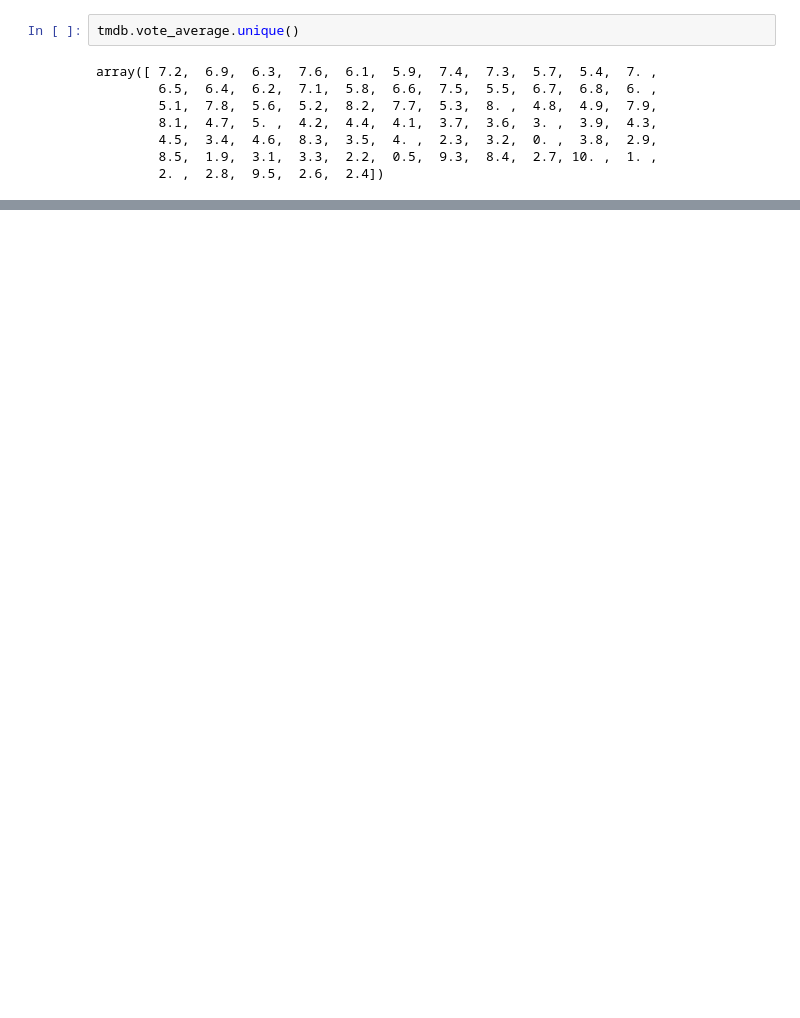
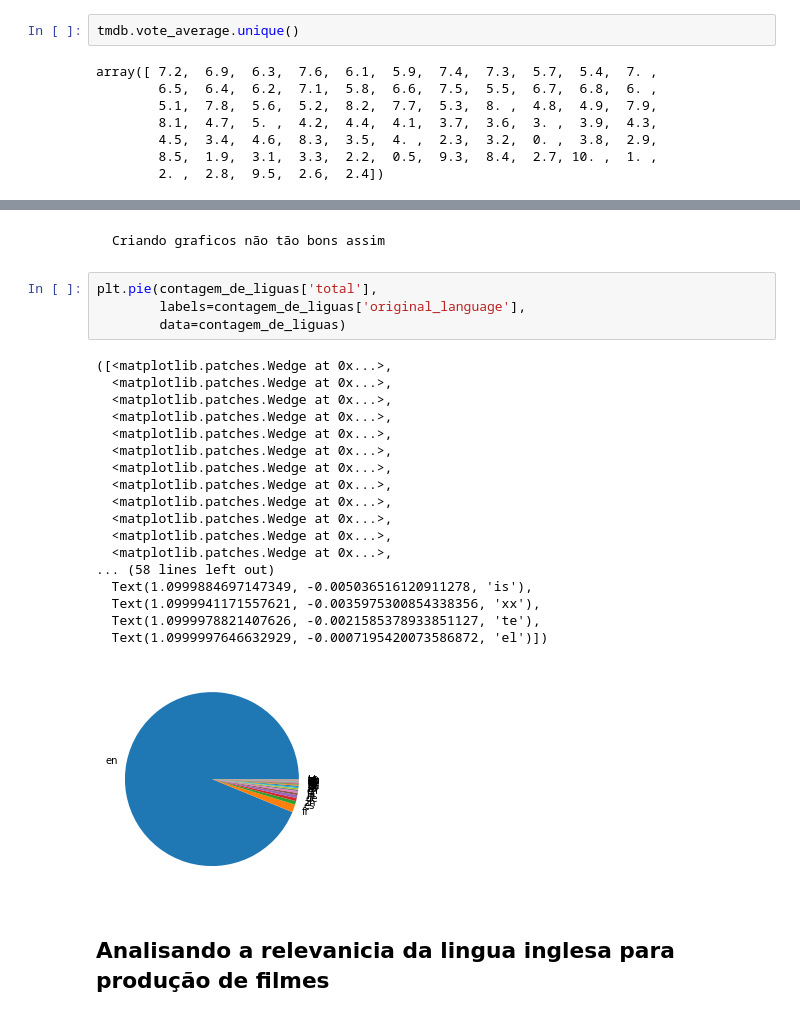
Before and after one commit to joseazev/Data_Science_Analise_de_Filmes, a Jupyter notebook: Primeiro_Data_Science.ipynb, the cells around one changed output, grey strips where cells are left out. Cells and saved outputs as stored; diff of their text form; blank space fills up the shorter version.

````diff
--- a/Primeiro_Data_Science.ipynb
+++ b/Primeiro_Data_Science.ipynb
@@ -239,0 +351,29 @@ array([ 7.2,  6.9,  6.3,  7.6,  6.1,  5.9,  7.4,  7.3,  5.7,  5.4,  7. ,
+# %% [markdown]
+```
+Criando graficos não tão bons assim
+```
+# %%
+plt.pie(contagem_de_liguas['total'],
+        labels=contagem_de_liguas['original_language'],
+        data=contagem_de_liguas)
+# %% [output]
+([<matplotlib.patches.Wedge at 0x...>,
+  <matplotlib.patches.Wedge at 0x...>,
+  <matplotlib.patches.Wedge at 0x...>,
+  <matplotlib.patches.Wedge at 0x...>,
+  <matplotlib.patches.Wedge at 0x...>,
+  <matplotlib.patches.Wedge at 0x...>,
+  <matplotlib.patches.Wedge at 0x...>,
+  <matplotlib.patches.Wedge at 0x...>,
+  <matplotlib.patches.Wedge at 0x...>,
+  <matplotlib.patches.Wedge at 0x...>,
+  <matplotlib.patches.Wedge at 0x...>,
+  <matplotlib.patches.Wedge at 0x...>,
+... (58 lines left out)
+  Text(1.0999884697147349, -0.005036516120911278, 'is'),
+  Text(1.0999941171557621, -0.0035975300854338356, 'xx'),
+  Text(1.0999978821407626, -0.0021585378933851127, 'te'),
+  Text(1.0999997646632929, -0.0007195420073586872, 'el')])
+[figure, added]
+# %% [markdown]
+ ## Analisando a relevanicia da lingua inglesa para produção de filmes
````
Also changed, not shown: parts of 42 cells of this notebook, 2 other files.
